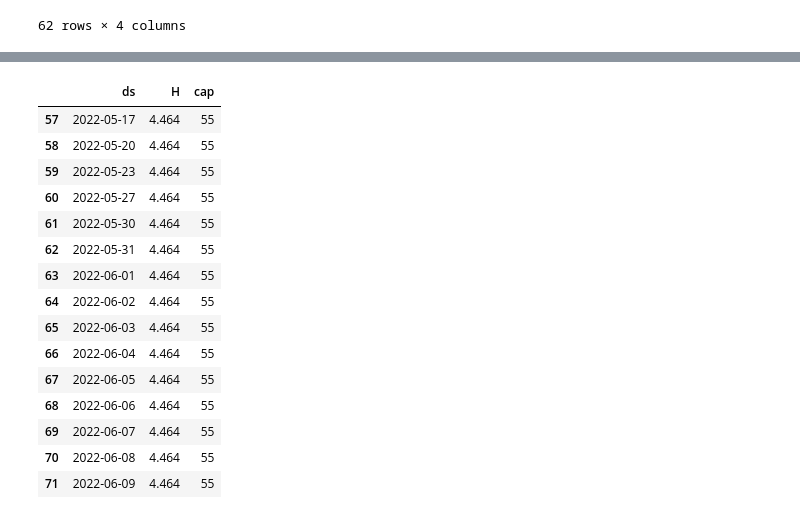
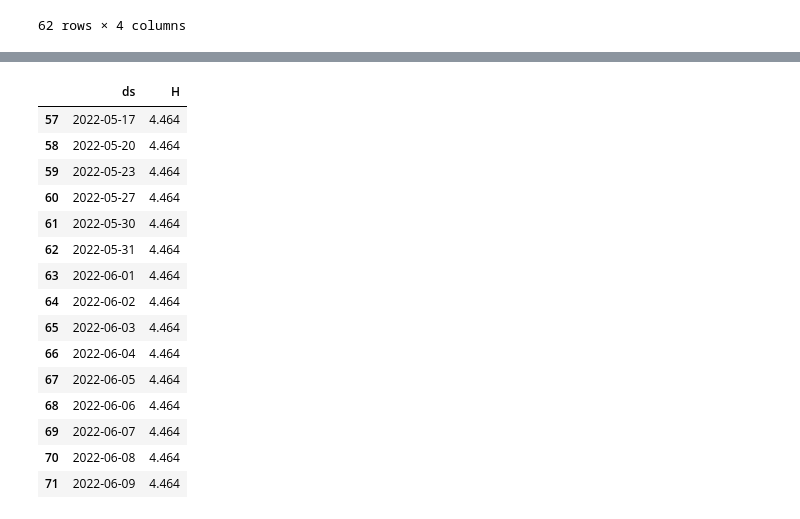
Before and after one commit to HyeonSoo-Jeon/Embedded, a Jupyter notebook: Contest/contest.ipynb, the cells around one changed output, grey strips where cells are left out. Saved outputs shown, nothing was run; the diff lists cells and outputs as text; code cells hidden in the pictures.

```diff
--- a/Contest/contest.ipynb
+++ b/Contest/contest.ipynb
@@ -18,18 +18,15 @@ data1
 | 60 | 61 | 2022-05-27 | 4.464 | 54.932 |
 | 61 | 62 | 2022-05-30 | 4.464 | 54.932 |
 62 rows × 4 columns
-# %%
-data1['cap']=55
 # %%
 from prophet import Prophet
 
-m = Prophet(yearly_seasonality=False,weekly_seasonality=False,daily_seasonality=False,growth='logistic')
+m = Prophet(yearly_seasonality=False,weekly_seasonality=False,daily_seasonality=False)
 m.add_regressor('H')
 m.fit(data1)
 
 future = m.make_future_dataframe(periods=10)
 future['H'] = data1['H']
-future['cap'] = 55
 future.fillna(method='ffill',inplace=True)
 future.tail(15)
 # %% [output]
@@ -38,19 +35,19 @@ future.tail(15)
-|  | ds | H | cap |
-| 57 | 2022-05-17 | 4.464 | 55 |
-| 58 | 2022-05-20 | 4.464 | 55 |
-| 59 | 2022-05-23 | 4.464 | 55 |
-| 60 | 2022-05-27 | 4.464 | 55 |
-| 61 | 2022-05-30 | 4.464 | 55 |
-| 62 | 2022-05-31 | 4.464 | 55 |
-| 63 | 2022-06-01 | 4.464 | 55 |
-| 64 | 2022-06-02 | 4.464 | 55 |
-| 65 | 2022-06-03 | 4.464 | 55 |
-| 66 | 2022-06-04 | 4.464 | 55 |
-| 67 | 2022-06-05 | 4.464 | 55 |
-| 68 | 2022-06-06 | 4.464 | 55 |
-| 69 | 2022-06-07 | 4.464 | 55 |
-| 70 | 2022-06-08 | 4.464 | 55 |
-| 71 | 2022-06-09 | 4.464 | 55 |
+|  | ds | H |
+| 57 | 2022-05-17 | 4.464 |
+| 58 | 2022-05-20 | 4.464 |
+| 59 | 2022-05-23 | 4.464 |
+| 60 | 2022-05-27 | 4.464 |
+| 61 | 2022-05-30 | 4.464 |
+| 62 | 2022-05-31 | 4.464 |
+| 63 | 2022-06-01 | 4.464 |
+| 64 | 2022-06-02 | 4.464 |
+| 65 | 2022-06-03 | 4.464 |
+| 66 | 2022-06-04 | 4.464 |
+| 67 | 2022-06-05 | 4.464 |
+| 68 | 2022-06-06 | 4.464 |
+| 69 | 2022-06-07 | 4.464 |
+| 70 | 2022-06-08 | 4.464 |
+| 71 | 2022-06-09 | 4.464 |
 # %%
 forecast = m.predict(future)
 fig = m.plot(forecast)
```
Also changed, not shown: parts of 6 cells of this notebook, 6 other files.
